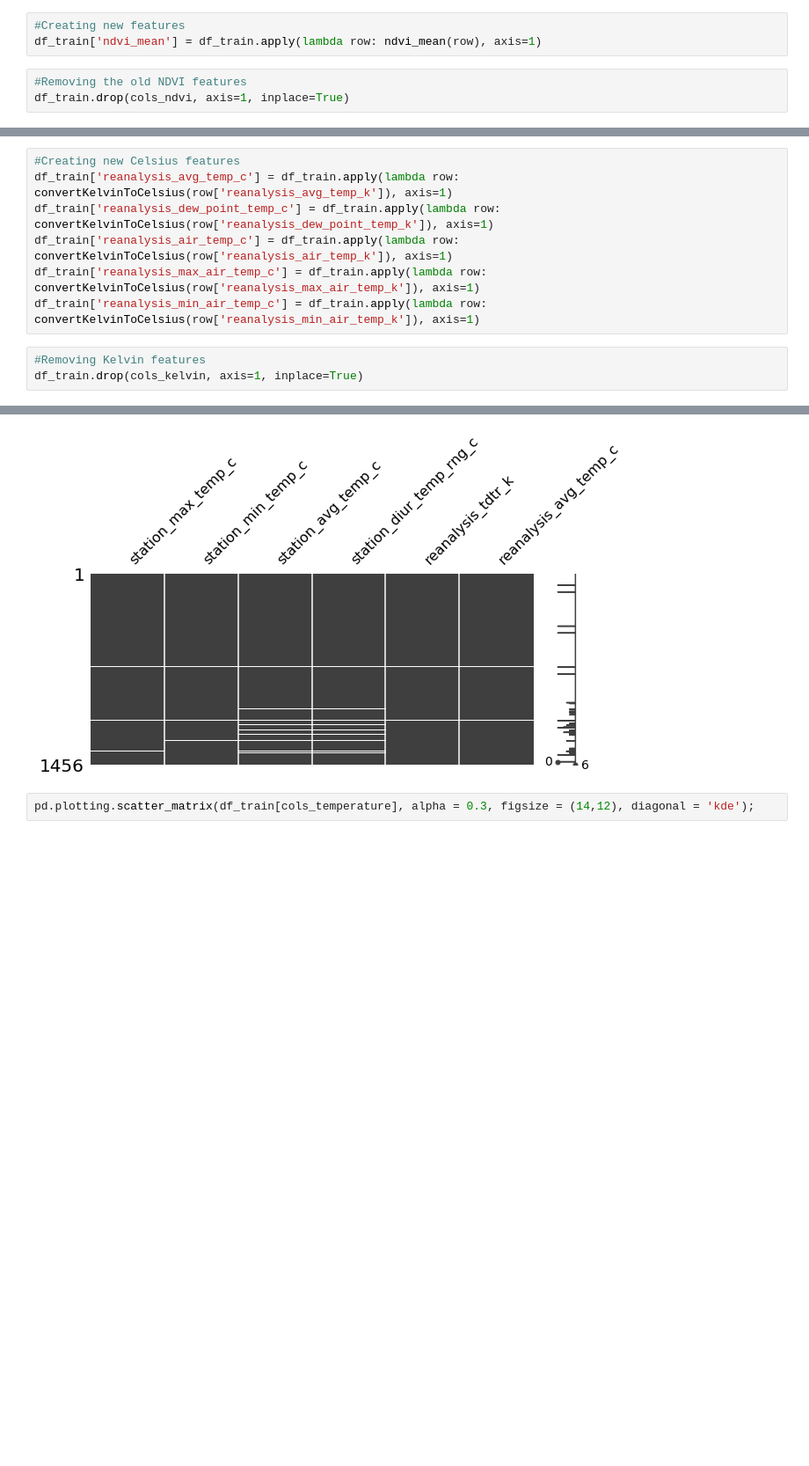
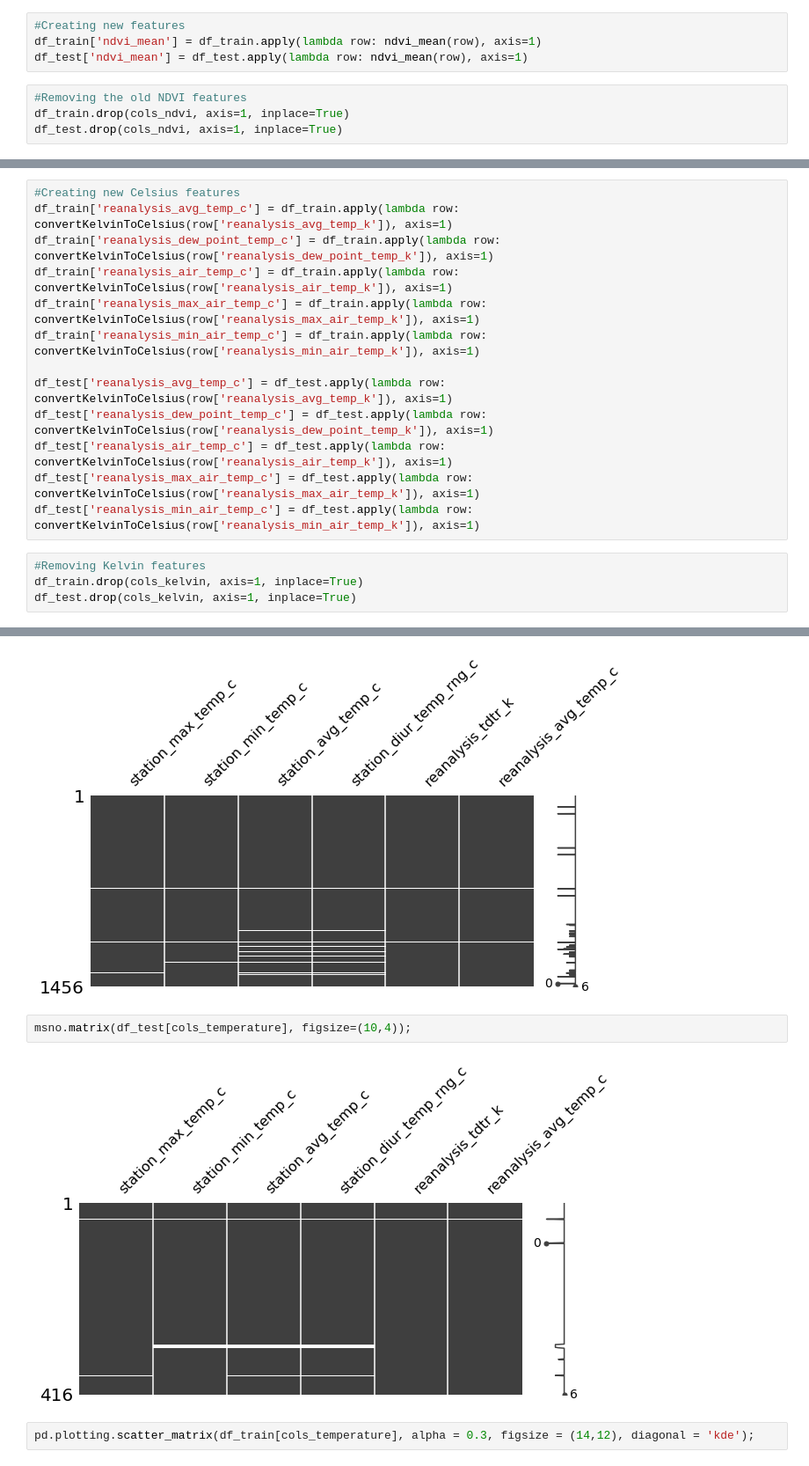
Before and after one commit to bfroz/Projects, a Jupyter notebook: DengAI - Predicting Disease Spread/DengAI - Predicting Disease Spread.ipynb, the cells around one changed output, grey strips where cells are left out. Shown at 88% size. Drawn from its saved outputs; the diff is of its cells as text; blank space fills up the shorter version.

```diff
--- a/DengAI - Predicting Disease Spread/DengAI - Predicting Disease Spread.ipynb
+++ b/DengAI - Predicting Disease Spread/DengAI - Predicting Disease Spread.ipynb
@@ -256,9 +279,11 @@ def ndvi_mean(row):
 # %%
 #Creating new features
 df_train['ndvi_mean'] = df_train.apply(lambda row: ndvi_mean(row), axis=1)
+df_test['ndvi_mean'] = df_test.apply(lambda row: ndvi_mean(row), axis=1)
 # %%
 #Removing the old NDVI features
 df_train.drop(cols_ndvi, axis=1, inplace=True)
+df_test.drop(cols_ndvi, axis=1, inplace=True)
 # %%
 cols_ndvi = ['ndvi_mean']
 # %% [markdown]
@@ -278,9 +303,16 @@ df_train['reanalysis_dew_point_temp_c'] = df_train.apply(lambda row: convertKelv
 df_train['reanalysis_air_temp_c'] = df_train.apply(lambda row: convertKelvinToCelsius(row['reanalysis_air_temp_k']), axis=1)
 df_train['reanalysis_max_air_temp_c'] = df_train.apply(lambda row: convertKelvinToCelsius(row['reanalysis_max_air_temp_k']), axis=1)
 df_train['reanalysis_min_air_temp_c'] = df_train.apply(lambda row: convertKelvinToCelsius(row['reanalysis_min_air_temp_k']), axis=1)
+
+df_test['reanalysis_avg_temp_c'] = df_test.apply(lambda row: convertKelvinToCelsius(row['reanalysis_avg_temp_k']), axis=1)
+df_test['reanalysis_dew_point_temp_c'] = df_test.apply(lambda row: convertKelvinToCelsius(row['reanalysis_dew_point_temp_k']), axis=1)
+df_test['reanalysis_air_temp_c'] = df_test.apply(lambda row: convertKelvinToCelsius(row['reanalysis_air_temp_k']), axis=1)
+df_test['reanalysis_max_air_temp_c'] = df_test.apply(lambda row: convertKelvinToCelsius(row['reanalysis_max_air_temp_k']), axis=1)
+df_test['reanalysis_min_air_temp_c'] = df_test.apply(lambda row: convertKelvinToCelsius(row['reanalysis_min_air_temp_k']), axis=1)
 # %%
 #Removing Kelvin features
 df_train.drop(cols_kelvin, axis=1, inplace=True)
+df_test.drop(cols_kelvin, axis=1, inplace=True)
 # %%
 cols_temperature = ['station_max_temp_c', 'station_min_temp_c', 'station_avg_temp_c', 'station_diur_temp_rng_c', 'reanalysis_tdtr_k', 'reanalysis_avg_temp_c']
 # %% [markdown]
@@ -289,6 +321,10 @@ Let's check the missing values of the temperature features again. Then, we revie
 msno.matrix(df_train[cols_temperature], figsize=(10,4));
 # %% [output]
 [figure]
+# %%
+msno.matrix(df_test[cols_temperature], figsize=(10,4));
+# %% [output]
+[figure, added]
 # %%
 pd.plotting.scatter_matrix(df_train[cols_temperature], alpha = 0.3, figsize = (14,12), diagonal = 'kde');
 # %% [output]
```
Also changed, not shown: parts of 15 cells of this notebook.
